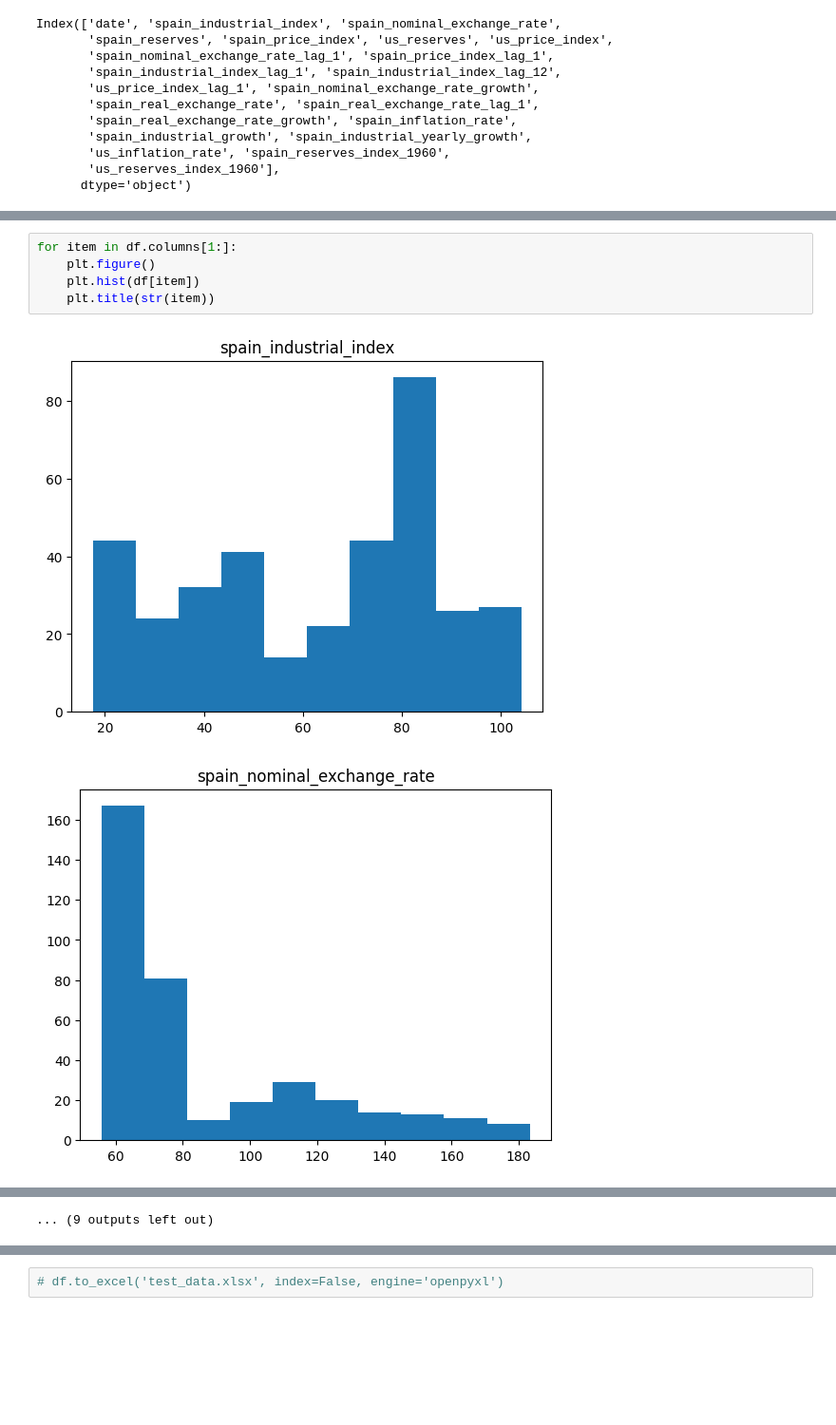
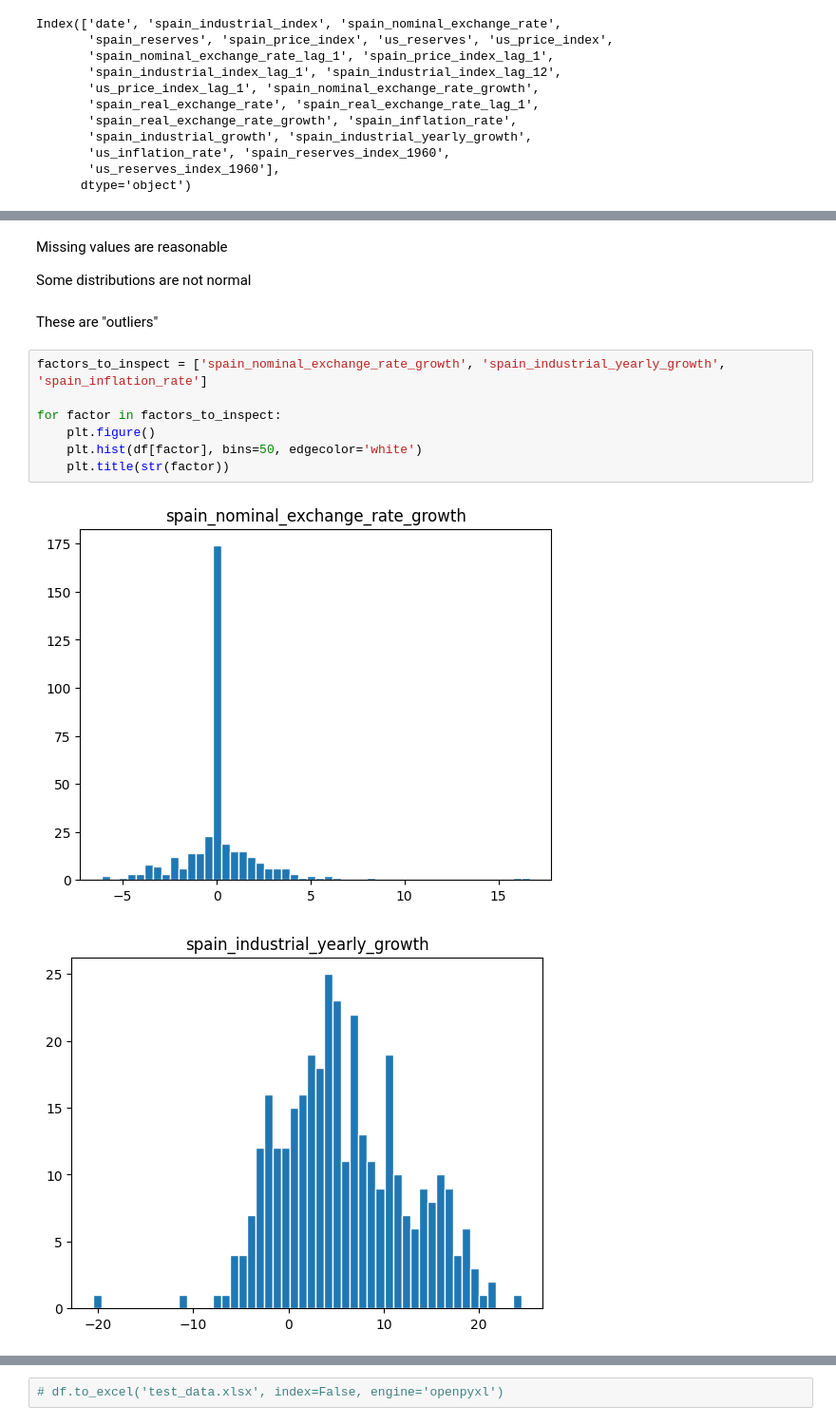
Before and after one commit to ruikai30/ec1b1_group_10, a Jupyter notebook: notebook.ipynb, the cells around one changed output, grey strips where cells are left out. Shown at 95% size. Cells and saved outputs as stored; diff of their text form; blank space fills up the shorter version.

````diff
--- a/notebook.ipynb
+++ b/notebook.ipynb
@@ -211,10 +220,18 @@ for item in df.columns[1:]:
     plt.title(str(item))
 ```
+# %% [markdown]
+Missing values are reasonable
+
+Some distributions are not normal
+# %% [markdown]
+These are "outliers"
 # %%
-for item in df.columns[1:]:
+factors_to_inspect = ['spain_nominal_exchange_rate_growth', 'spain_industrial_yearly_growth', 'spain_inflation_rate']
+
+for factor in factors_to_inspect:
     plt.figure()
-    plt.hist(df[item])
-    plt.title(str(item))
+    plt.hist(df[factor], bins=50, edgecolor='white')
+    plt.title(str(factor))
 # %% [output]
-[figure, old version]
+[figure, new version]
-[figure, old version]
+[figure, new version]
@@ -231 +238,0 @@ for item in df.columns[1:]:
-... (9 outputs left out)
````
Also changed, not shown: parts of 12 cells of this notebook.
